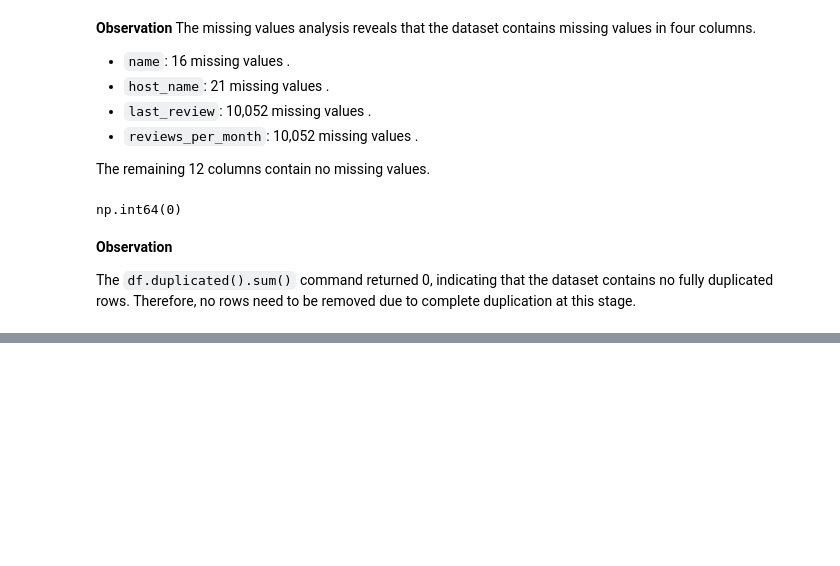
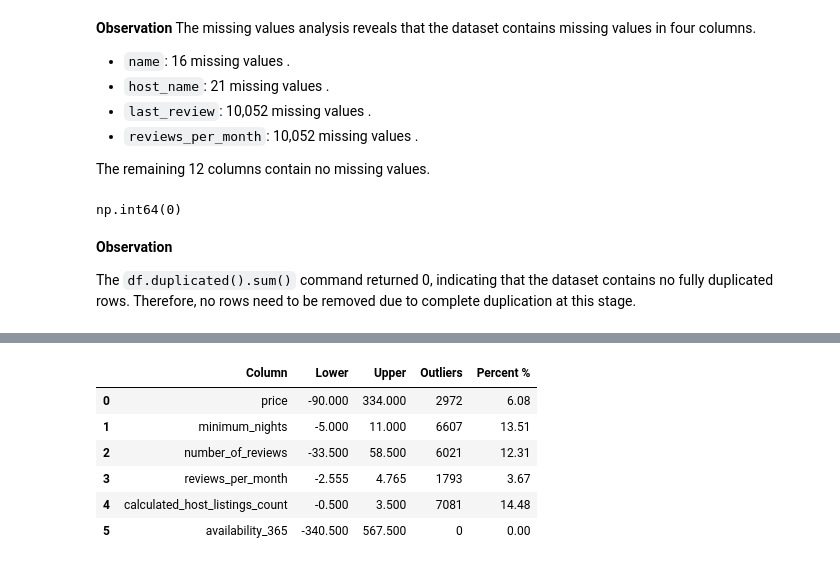
Before and after one commit to samaaali76/Task1-machine-learning, a Jupyter notebook: Notebook.ipynb, the cells around one changed output, grey strips where cells are left out. Saved outputs shown, nothing was run; the diff lists cells and outputs as text; code cells hidden in the pictures; blank space fills up the shorter version.

Commit message:
Complete data cleaning: outliers and missing values

```diff
--- a/Notebook.ipynb
+++ b/Notebook.ipynb
@@ -46,7 +46,7 @@ from sklearn.preprocessing import RobustScaler, OneHotEncoder
 * Check Names of Columns
 * Check Description
 # %%
-df=pd.read_csv('C:\\Users\\Windows 10\\Desktop\\machine\\DATA SET\\AB_NYC_2019.csv')
+df = pd.read_csv('AB_NYC_2019.csv')
 # %% [markdown]
 * pd.read_csv() reads a CSV file and loads its data into a Pandas DataFrame.
 * AB_NYC_2019.csv is a dataset containing Airbnb listings in New York City in 2019.
@@ -197,10 +197,3 @@ np.int64(0)
 **Observation**
 
 The `df.duplicated().sum()` command returned 0, indicating that the dataset contains no fully duplicated rows. Therefore, no rows need to be removed due to complete duplication at this stage.
-# %%
-num_cols = df.select_dtypes(include=np.number).columns
-for col in num_cols:
-    plt.figure(figsize=(8, 3))
-    sns.boxplot(x=df[col])
-    plt.title(f"Boxplot of {col}")
-    plt.show()
@@ -225,0 +202,9 @@ OK
+# %%
+cols = ['price', 'minimum_nights', 'number_of_reviews',
+        'reviews_per_month', 'calculated_host_listings_count', 'availability_365']
+# %%
+for col in cols:
+    plt.figure(figsize=(8, 3))
+    sns.boxplot(x=df[col])
+    plt.title(f"Boxplot of {col}")
+    plt.show()
@@ -225,0 +222,20 @@ OK
+# %%
+result = []
+for col in cols:
+    Q1 = df[col].quantile(0.25)
+    Q3 = df[col].quantile(0.75)
+    IQR = Q3 - Q1
+    lower = Q1 - 1.5 * IQR
+    upper = Q3 + 1.5 * IQR
+    count = ((df[col] < lower) | (df[col] > upper)).sum()
+    result.append([col, lower, upper, count, round(count / len(df) * 100, 2)])
+
+pd.DataFrame(result, columns=['Column', 'Lower', 'Upper', 'Outliers', 'Percent %'])
+# %% [output]
+|  | Column | Lower | Upper | Outliers | Percent % |
+| 0 | price | -90.000 | 334.000 | 2972 | 6.08 |
+| 1 | minimum_nights | -5.000 | 11.000 | 6607 | 13.51 |
+| 2 | number_of_reviews | -33.500 | 58.500 | 6021 | 12.31 |
+| 3 | reviews_per_month | -2.555 | 4.765 | 1793 | 3.67 |
+| 4 | calculated_host_listings_count | -0.500 | 3.500 | 7081 | 14.48 |
+| 5 | availability_365 | -340.500 | 567.500 | 0 | 0.00 |
```
Also changed, not shown: parts of 20 cells of this notebook.
